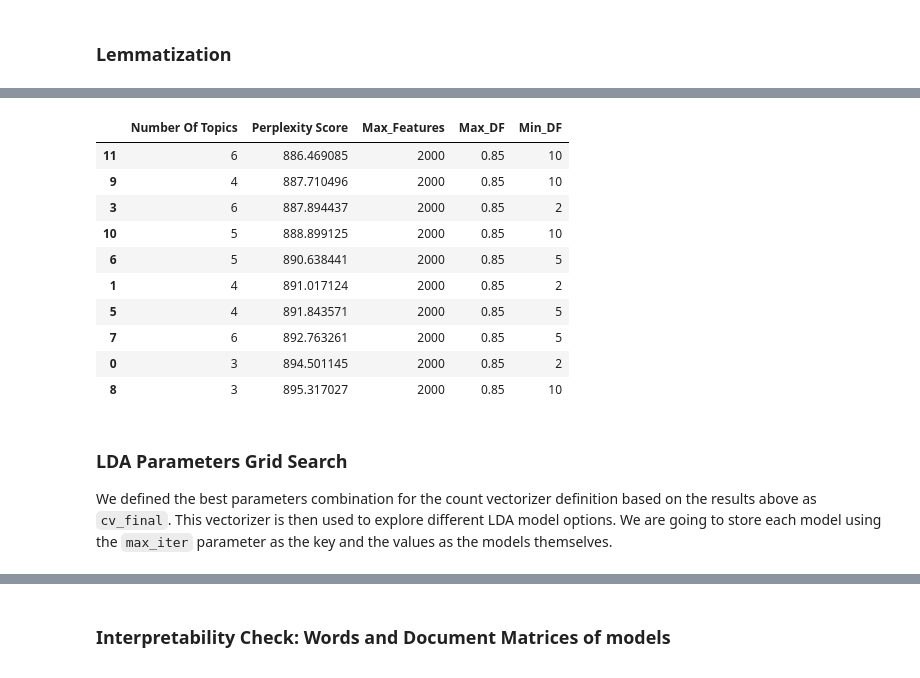
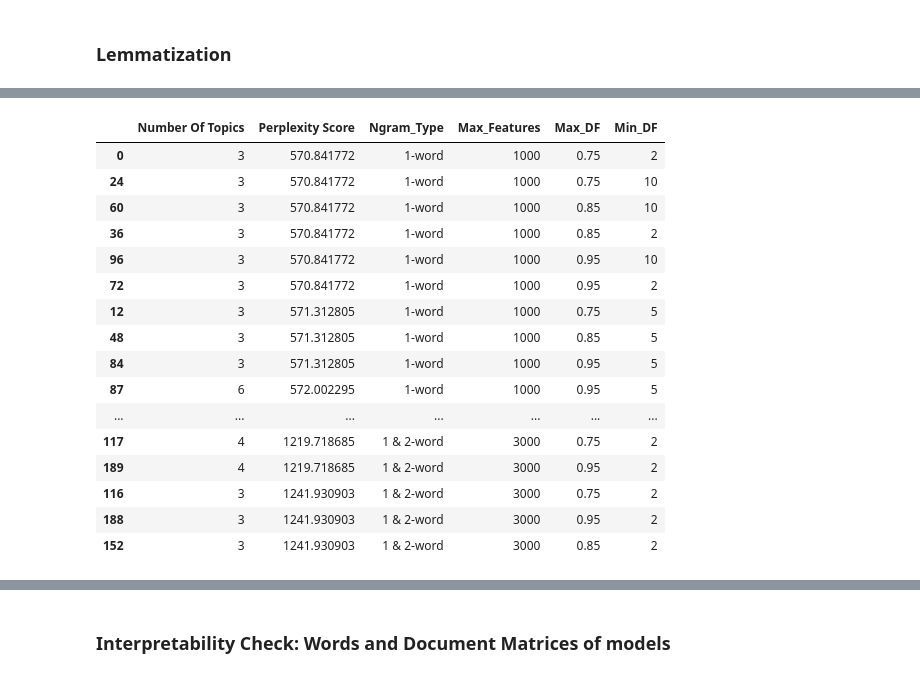
Before and after one commit to Hunteracademic/Unsupervised_assignment_1, a Jupyter notebook: FinalProject_Group04_AlexKravtsov_DanielCastiblanco_HunterWard.ipynb, the cells around one changed output, grey strips where cells are left out. Drawn from its saved outputs; the diff is of its cells as text; code cells hidden in the pictures.

```diff
--- a/FinalProject_Group04_AlexKravtsov_DanielCastiblanco_HunterWard.ipynb
+++ b/FinalProject_Group04_AlexKravtsov_DanielCastiblanco_HunterWard.ipynb
@@ -251,20 +291,28 @@ max_df = 0.85, min_df = 10, max_features = 2000 : Calculated perplexity for 6 to
 # %%
-perp_concat = pd.concat(perplexity_dfs, ignore_index=True)
-perp_concat.sort_values(by='Perplexity Score', inplace=True)
-perp_concat.head(10)
+# Uncomment to run the full analysis.
+
+# # Concatenate all the perplexity DataFrames into a single DataFrame for analysis
+# perp_concat = pd.concat(perplexity_dfs, ignore_index=True)
+# perp_concat.sort_values(by='Perplexity Score', inplace=True)
+
+# # Display the full DataFrame with all rows and columns to analyze the perplexity scores for different parameter combinations
+# with pd.option_context('display.max_rows', None, 'display.max_columns', None):
+#     display(perp_concat)
 # %% [output]
-|  | Number Of Topics | Perplexity Score | Max_Features | Max_DF | Min_DF |
-| 11 | 6 | 886.469085 | 2000 | 0.85 | 10 |
-| 9 | 4 | 887.710496 | 2000 | 0.85 | 10 |
-| 3 | 6 | 887.894437 | 2000 | 0.85 | 2 |
-| 10 | 5 | 888.899125 | 2000 | 0.85 | 10 |
-| 6 | 5 | 890.638441 | 2000 | 0.85 | 5 |
-| 1 | 4 | 891.017124 | 2000 | 0.85 | 2 |
-| 5 | 4 | 891.843571 | 2000 | 0.85 | 5 |
-| 7 | 6 | 892.763261 | 2000 | 0.85 | 5 |
-| 0 | 3 | 894.501145 | 2000 | 0.85 | 2 |
-| 8 | 3 | 895.317027 | 2000 | 0.85 | 10 |
+|  | Number Of Topics | Perplexity Score | Ngram_Type | Max_Features | Max_DF | Min_DF |
+| 0 | 3 | 570.841772 | 1-word | 1000 | 0.75 | 2 |
+| 24 | 3 | 570.841772 | 1-word | 1000 | 0.75 | 10 |
+| 60 | 3 | 570.841772 | 1-word | 1000 | 0.85 | 10 |
+| 36 | 3 | 570.841772 | 1-word | 1000 | 0.85 | 2 |
+| 96 | 3 | 570.841772 | 1-word | 1000 | 0.95 | 10 |
+| 72 | 3 | 570.841772 | 1-word | 1000 | 0.95 | 2 |
+| 12 | 3 | 571.312805 | 1-word | 1000 | 0.75 | 5 |
+| 48 | 3 | 571.312805 | 1-word | 1000 | 0.85 | 5 |
+| 84 | 3 | 571.312805 | 1-word | 1000 | 0.95 | 5 |
+| 87 | 6 | 572.002295 | 1-word | 1000 | 0.95 | 5 |
+| ... | ... | ... | ... | ... | ... | ... |
+| 117 | 4 | 1219.718685 | 1 & 2-word | 3000 | 0.75 | 2 |
+| 189 | 4 | 1219.718685 | 1 & 2-word | 3000 | 0.95 | 2 |
+| 116 | 3 | 1241.930903 | 1 & 2-word | 3000 | 0.75 | 2 |
+| 188 | 3 | 1241.930903 | 1 & 2-word | 3000 | 0.95 | 2 |
+| 152 | 3 | 1241.930903 | 1 & 2-word | 3000 | 0.85 | 2 |
-# %% [markdown]
-### LDA Parameters Grid Search
-We defined the best parameters combination for the count vectorizer definition based on the results above as `cv_final`. This vectorizer is then used to explore different LDA model options.
-We are going to store each model using the `max_iter` parameter as the key and the values as the models themselves.
```
Also changed, not shown: parts of 45 cells of this notebook.
